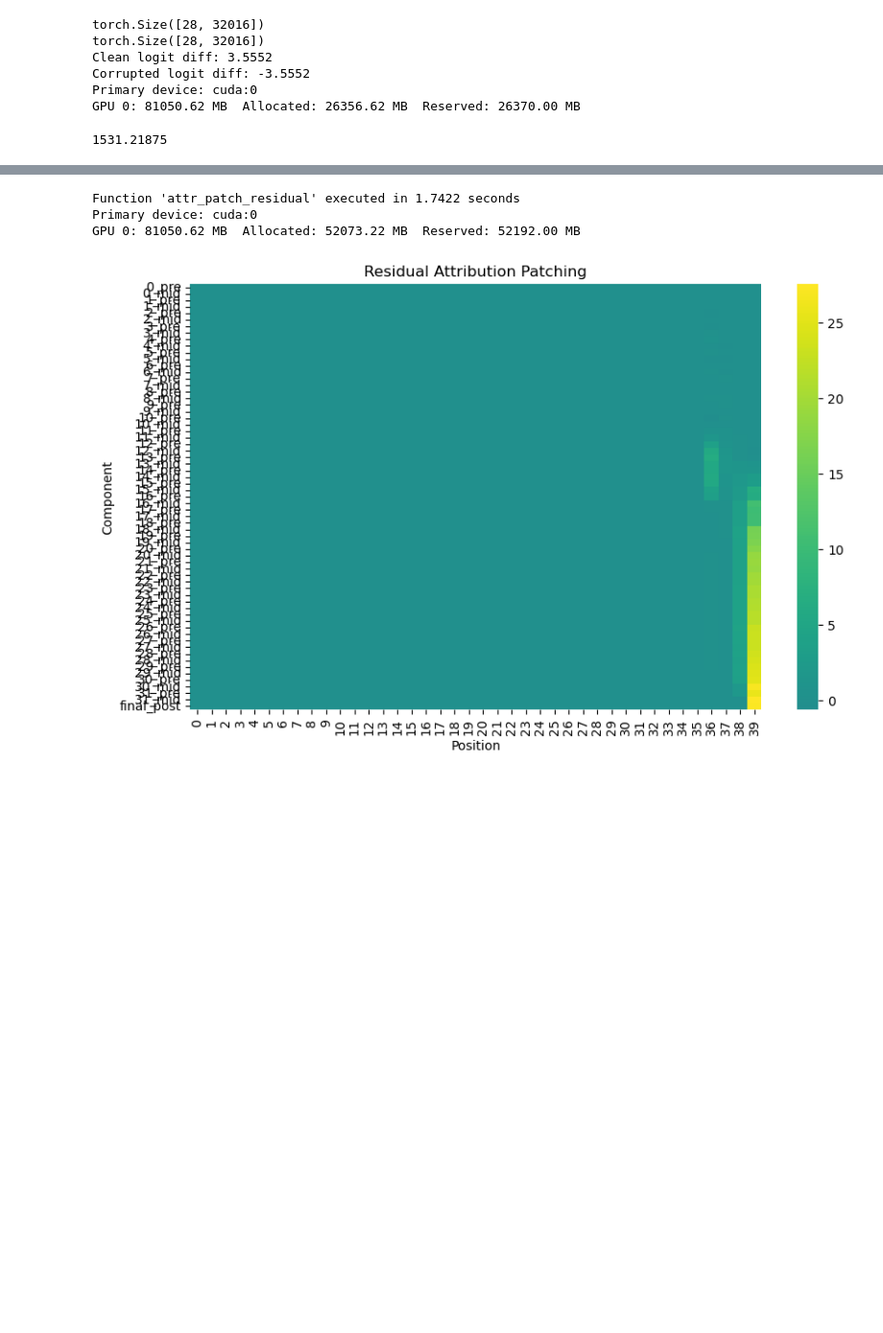
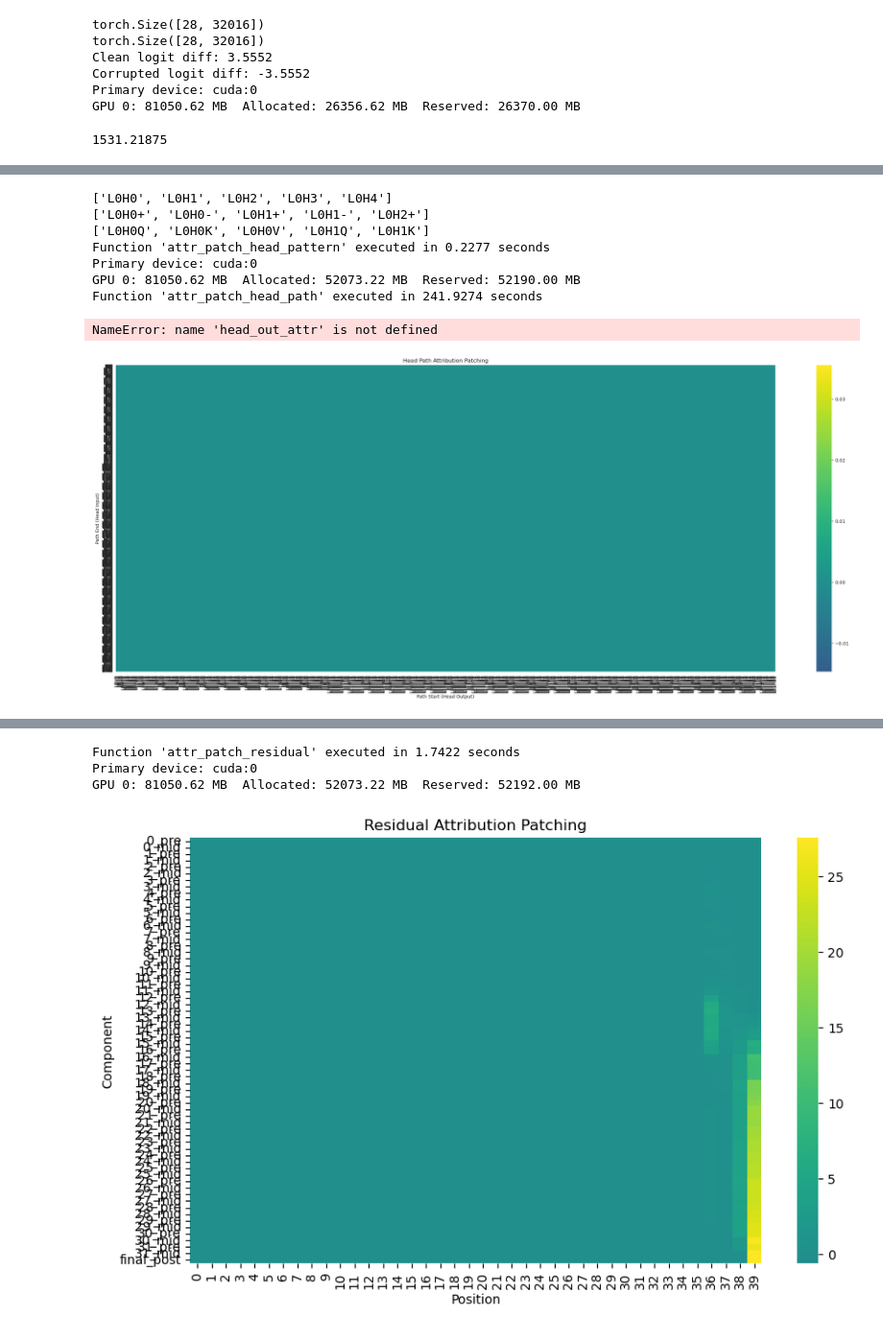
Before and after one commit to NainaniJatinZ/MechInterpCodeLLMs, a Jupyter notebook: experiments/InfoRetrieval/PureAttributionPatch.ipynb, the cells around one changed output, grey strips where cells are left out. Shown at 96% size. Saved outputs shown, nothing was run; the diff lists cells and outputs as text; code cells hidden in the pictures; blank space fills up the shorter version.

```diff
--- a/experiments/InfoRetrieval/PureAttributionPatch.ipynb
+++ b/experiments/InfoRetrieval/PureAttributionPatch.ipynb
@@ -650,0 +651,49 @@ Path: 0.88 KB
+# %%
+HEAD_NAMES = [
+    f"L{l}H{h}" for l in range(model.cfg.n_layers) for h in range(model.cfg.n_heads)
+]
+HEAD_NAMES_SIGNED = [f"{name}{sign}" for name in HEAD_NAMES for sign in ["+", "-"]]
+HEAD_NAMES_QKV = [
+    f"{name}{act_name}" for name in HEAD_NAMES for act_name in ["Q", "K", "V"]
+]
+print(HEAD_NAMES[:5])
+print(HEAD_NAMES_SIGNED[:5])
+print(HEAD_NAMES_QKV[:5])
+
+head_pattern_attr, labels = attr_patch_head_pattern(
+    clean_cache_first, corrupted_cache_first, corrupted_grad_cache_first, "cpu"
+)
+
+head_pattern_attr = einops.rearrange(
+        head_pattern_attr,
+        "(layer head) dest src -> layer head dest src",
+        layer=model.cfg.n_layers,
+        head=model.cfg.n_heads,
+    )
+check_gpu_memory()
+
+
+head_path_attr, end_labels, start_labels = attr_patch_head_path(
+    clean_cache_first, corrupted_cache_first, corrupted_grad_cache_first, "cpu"
+)
+
+
+plt.figure(figsize=(32, 12))
+sns.set_style("white")
+sns.heatmap(head_path_attr.sum(-1).detach().numpy(), yticklabels=end_labels, xticklabels = start_labels, annot=False, cmap='viridis', center=0)
+plt.yticks(fontsize = 5)
+plt.xlabel('Path Start (Head Output)')
+plt.ylabel('Path End (Head Input)')
+plt.title('Head Path Attribution Patching')
+# plt.savefig('plots/head_path_attribution_patching.png')
+plt.plot()
+# %% [output]
+['L0H0', 'L0H1', 'L0H2', 'L0H3', 'L0H4']
+['L0H0+', 'L0H0-', 'L0H1+', 'L0H1-', 'L0H2+']
+['L0H0Q', 'L0H0K', 'L0H0V', 'L0H1Q', 'L0H1K']
+Function 'attr_patch_head_pattern' executed in 0.2277 seconds
+Primary device: cuda:0
+GPU 0: 81050.62 MB  Allocated: 52073.22 MB  Reserved: 52190.00 MB
+Function 'attr_patch_head_path' executed in 241.9274 seconds
+NameError: name 'head_out_attr' is not defined
+[figure, added]
```
Also changed, not shown: parts of 17 cells of this notebook, 9 other files.
